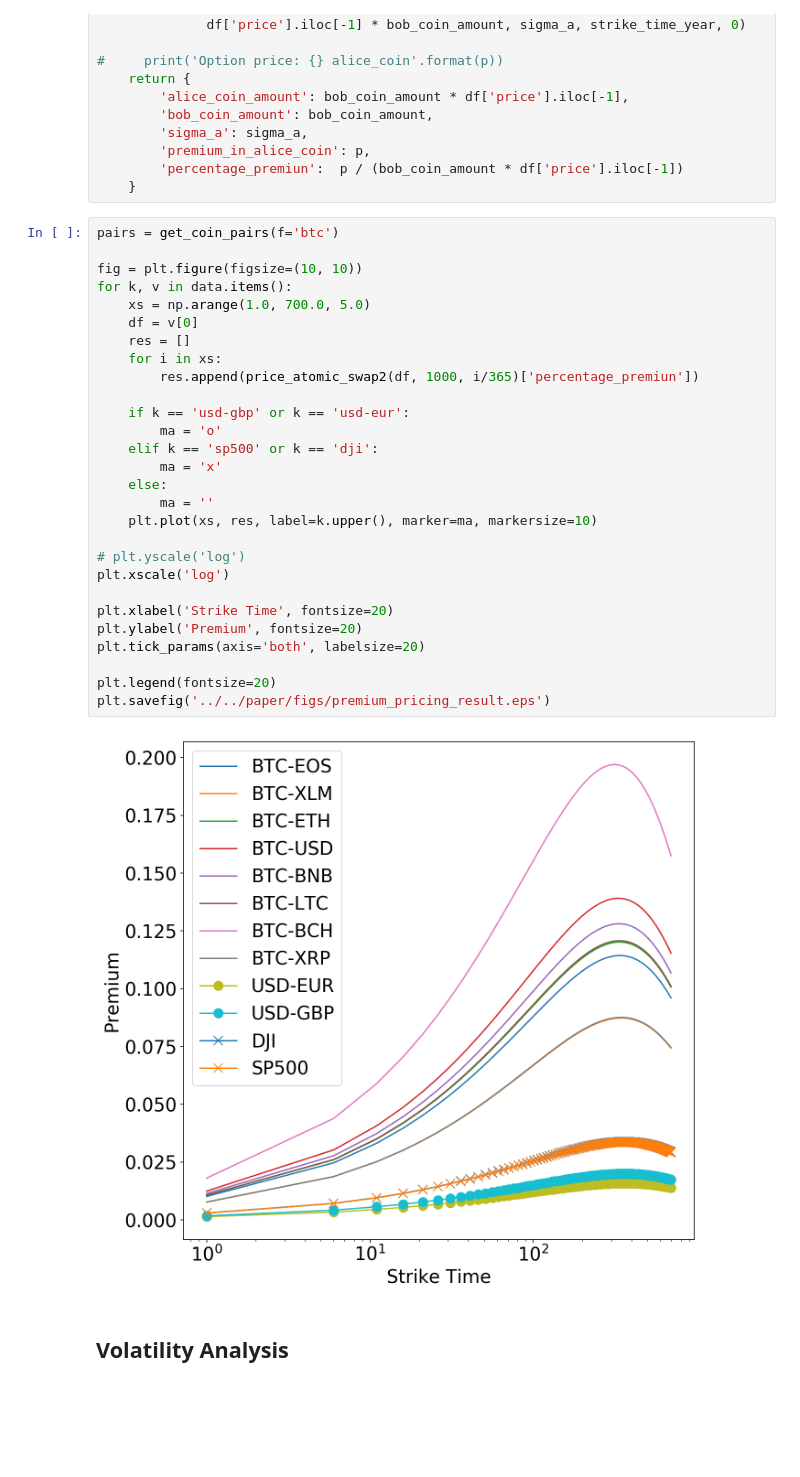
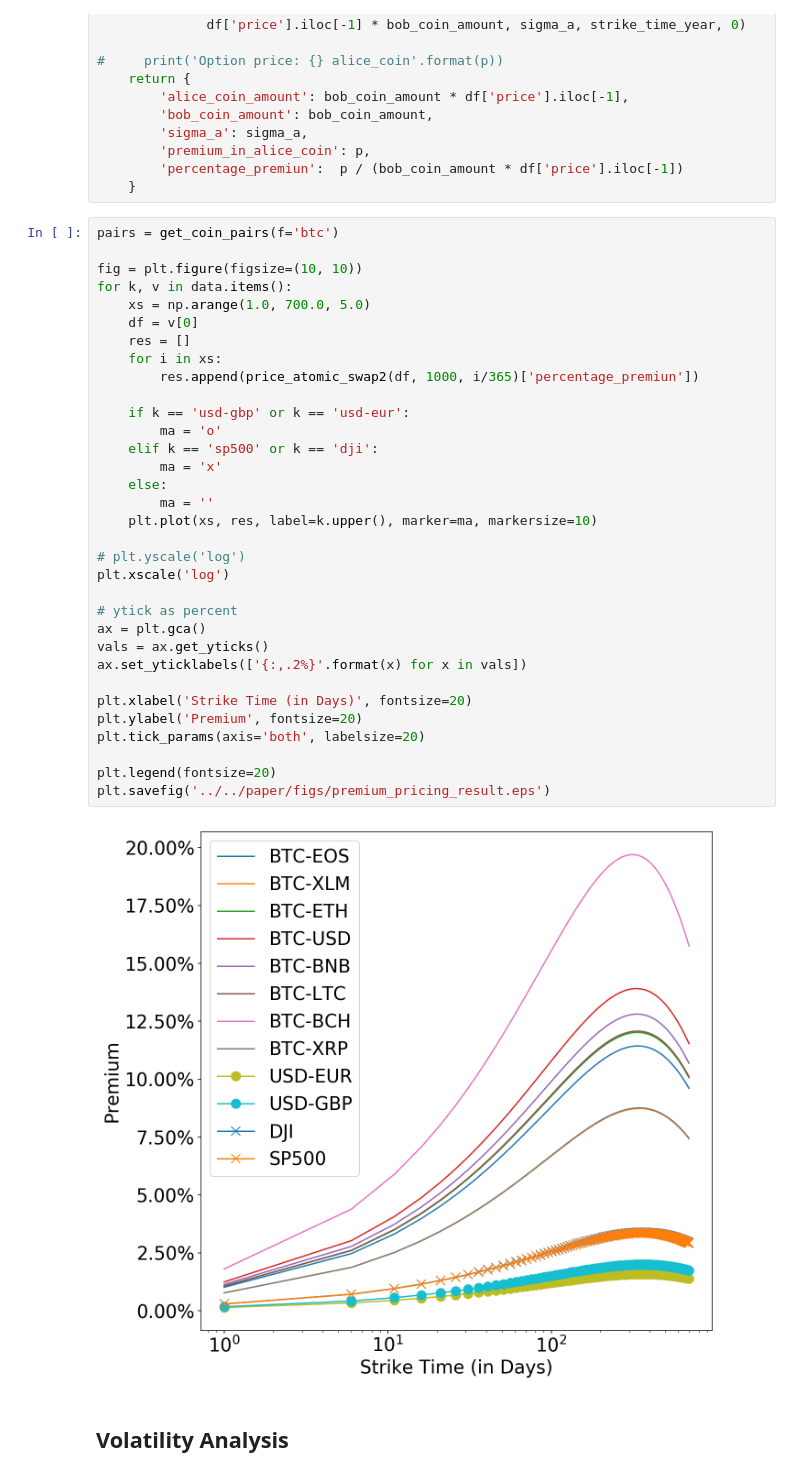
Before and after one commit to DEX-ware/fair-atomic-swap, a Jupyter notebook: src/evaluation/evaluation.ipynb, the cells around one changed output. Saved outputs shown, nothing was run; the diff lists cells and outputs as text; blank space fills up the shorter version.

```diff
--- a/src/evaluation/evaluation.ipynb
+++ b/src/evaluation/evaluation.ipynb
@@ -232,33 +232,38 @@ def price_atomic_swap2(df, bob_coin_amount, strike_time_year):
 # %%
 pairs = get_coin_pairs(f='btc')
 
 fig = plt.figure(figsize=(10, 10))
 for k, v in data.items():
     xs = np.arange(1.0, 700.0, 5.0)
     df = v[0]
     res = []
     for i in xs:
         res.append(price_atomic_swap2(df, 1000, i/365)['percentage_premiun'])
 
     if k == 'usd-gbp' or k == 'usd-eur':
         ma = 'o'
     elif k == 'sp500' or k == 'dji':
         ma = 'x'
     else:
         ma = ''
     plt.plot(xs, res, label=k.upper(), marker=ma, markersize=10)
 
 # plt.yscale('log')
 plt.xscale('log')
 
-plt.xlabel('Strike Time', fontsize=20)
+# ytick as percent
+ax = plt.gca()
+vals = ax.get_yticks()
+ax.set_yticklabels(['{:,.2%}'.format(x) for x in vals])
+
+plt.xlabel('Strike Time (in Days)', fontsize=20)
 plt.ylabel('Premium', fontsize=20)
 plt.tick_params(axis='both', labelsize=20)
 
 plt.legend(fontsize=20)
 plt.savefig('../../paper/figs/premium_pricing_result.eps')
 # %% [output]
-[figure, old version]
+[figure, new version]
 # %% [markdown]
 ## Volatility Analysis
 # %%
```
Also changed, not shown: parts of 1 cell of this notebook, 2 other files.
